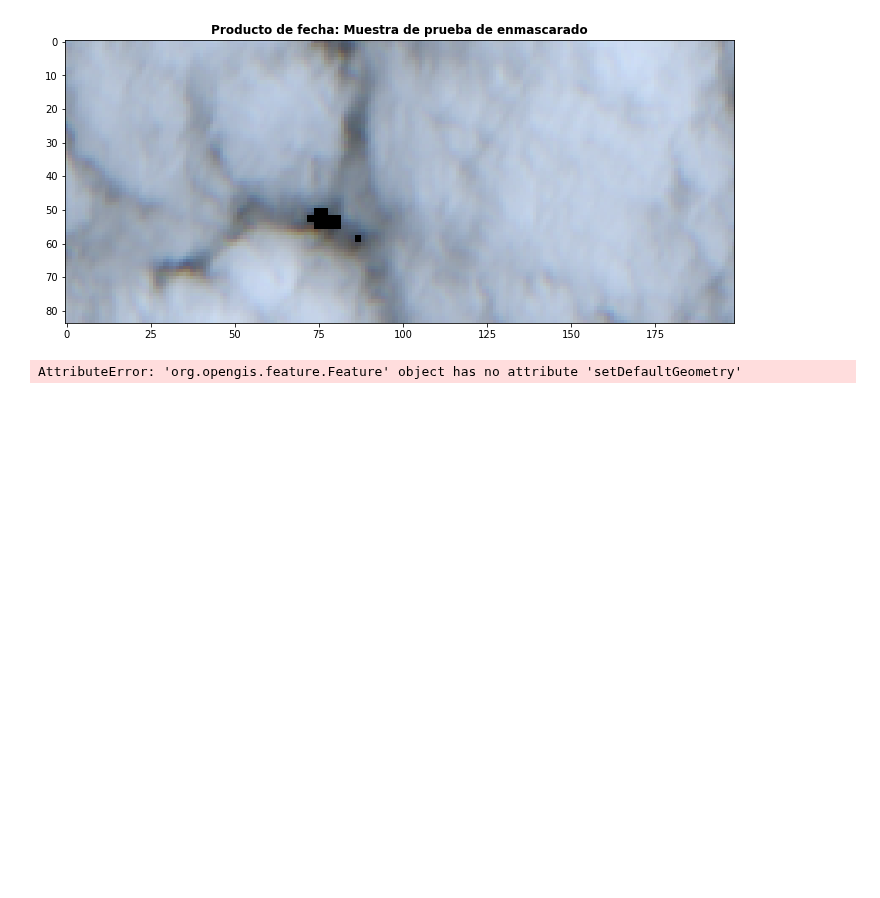
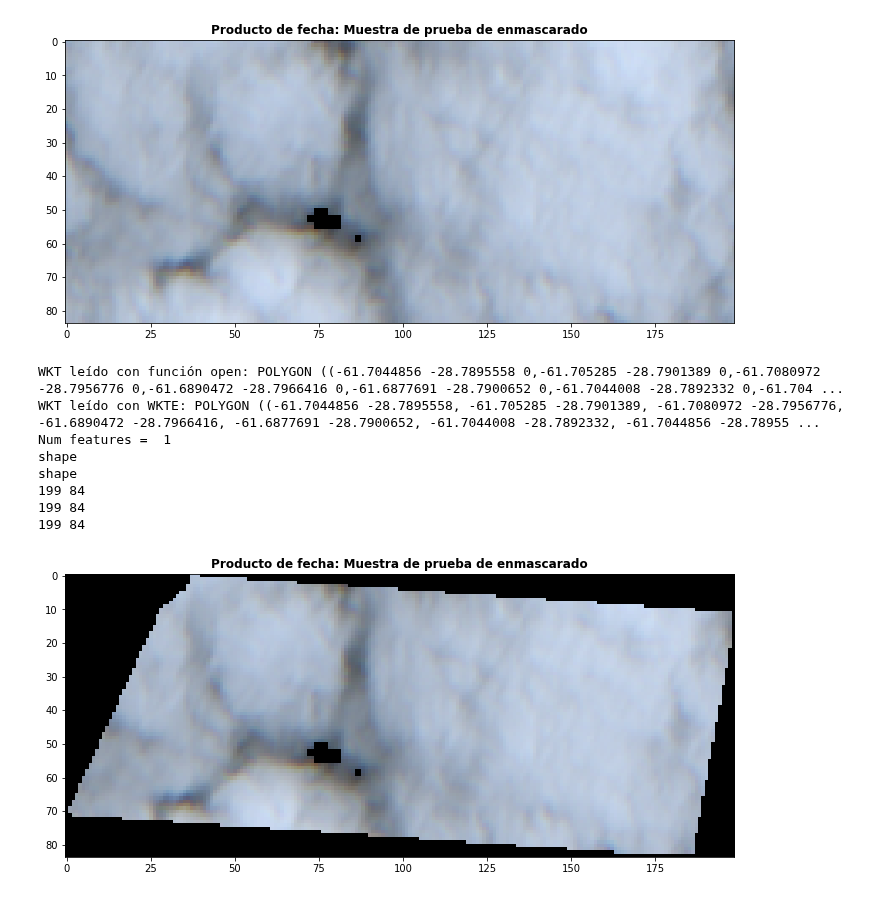
Before and after one commit to gvdiaz/NDVI_S2_gauge, a Jupyter notebook: Scripts/Plot_test.ipynb, the cells around one changed output. Saved outputs shown, nothing was run; the diff lists cells and outputs as text; code cells hidden in the pictures; blank space fills up the shorter version.

```diff
--- a/Scripts/Plot_test.ipynb
+++ b/Scripts/Plot_test.ipynb
@@ -159,7 +189,18 @@ msnap.plotRGB_s2(masked_prod, 'Muestra de prueba de enmascarado', 0, 0.3)
 199 84
 [figure]
 # %%
-msnap.add_geometry2prod_4(masked_prod, path2wkt, False)
-msnap.get_mask_list(resamp_prod, True)
+added_ROI = msnap.add_geometry2prod_4(masked_prod, path2wkt, False)
+msnap.get_mask_list(masked_prod, True)
+msnap.get_mask_list(added_ROI, True)
+masked_prod_2 = msnap.masking_2(added_ROI, 'shape', False)
+msnap.plotRGB_s2(masked_prod_2, 'Muestra de prueba de enmascarado', 0, 0.3)
 # %% [output]
-AttributeError: 'org.opengis.feature.Feature' object has no attribute 'setDefaultGeometry'
+WKT leído con función open: POLYGON ((-61.7044856 -28.7895558 0,-61.705285 -28.7901389 0,-61.7080972 -28.7956776 0,-61.6890472 -28.7966416 0,-61.6877691 -28.7900652 0,-61.7044008 -28.7892332 0,-61.704 ...
+WKT leído con WKTE: POLYGON ((-61.7044856 -28.7895558, -61.705285 -28.7901389, -61.7080972 -28.7956776, -61.6890472 -28.7966416, -61.6877691 -28.7900652, -61.7044008 -28.7892332, -61.7044856 -28.78955 ...
+Num features =  1
+shape
+shape
+199 84
+199 84
+199 84
+[figure, added]
```
Also changed, not shown: parts of 1 cell of this notebook.
